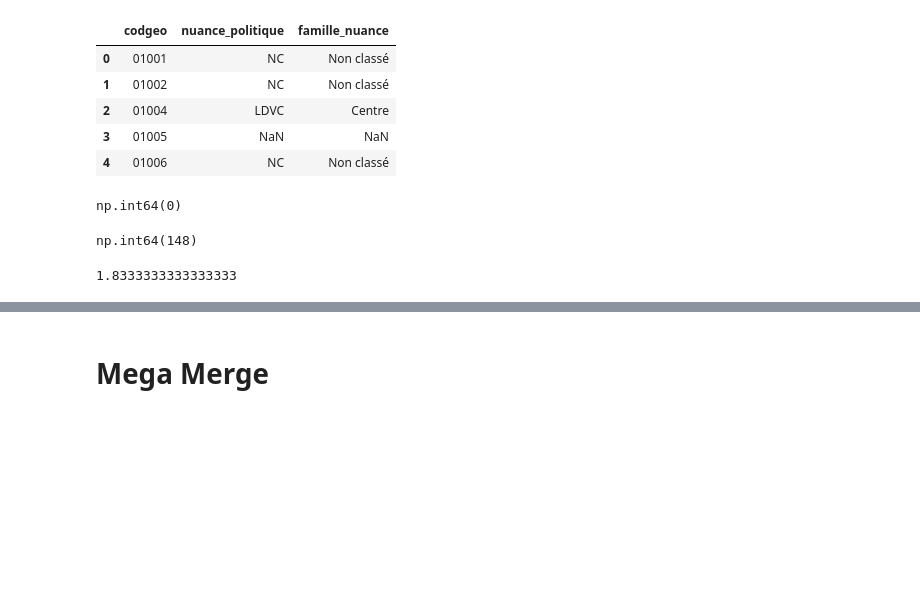
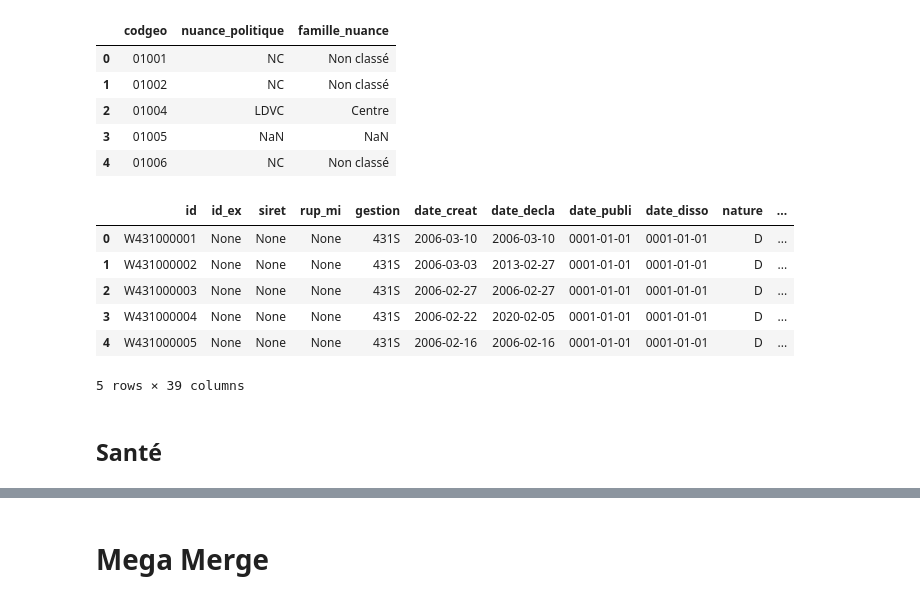
Before and after one commit to jbesan/13_odis_stream2, a Jupyter notebook: notebooks/odis_stream2_data_gathering.ipynb, the cells around one changed output, grey strips where cells are left out. Drawn from its saved outputs; the diff is of its cells as text; code cells hidden in the pictures; blank space fills up the shorter version.

```diff
--- a/notebooks/odis_stream2_data_gathering.ipynb
+++ b/notebooks/odis_stream2_data_gathering.ipynb
@@ -657,19 +739,18 @@ associations_counts = rna_df.groupby(['codgeo', 'id_waldec']).size().rename('cou
 # Actually, for scoring, we will need to sum counts for specific sets of WALDEC codes.
 # Let's keep it as a DataFrame with MultiIndex for now.
 associations_data = associations_counts.reset_index()
-# %%
-# Aix en provence pop: 147478
-# associations_data[associations_data['codgeo'] == '13001']['count'].sum()
-associations_data[(associations_data['id_waldec'].astype(str).str.startswith('020') | associations_data['id_waldec'].astype(str).str.startswith('024')) & (associations_data['codgeo'] == '13055')]['count'].sum()
-# %% [output]
-np.int64(0)
-# %%
-# Martigues pop: 48568
-# associations_data[associations_data['codgeo'] == '13056']['count'].sum()
-associations_data[(associations_data['id_waldec'].astype(str).str.startswith('020') | associations_data['id_waldec'].astype(str).str.startswith('024')) & (associations_data['codgeo'] == '33281')]['count'].sum()
-# %% [output]
-np.int64(148)
 # %%
-88/48
+## Répertoir National des Associations
+rna = pd.read_parquet('../csv/waldec.parquet')
-# %% [output]
-1.8333333333333333
+# %%
+rna.head()
+# %% [output]
+|  | id | id_ex | siret | rup_mi | gestion | date_creat | date_decla | date_publi | date_disso | nature | ... |
+| 0 | W431000001 | None | None | None | 431S | 2006-03-10 | 2006-03-10 | 0001-01-01 | 0001-01-01 | D | ... |
+| 1 | W431000002 | None | None | None | 431S | 2006-03-03 | 2013-02-27 | 0001-01-01 | 0001-01-01 | D | ... |
+| 2 | W431000003 | None | None | None | 431S | 2006-02-27 | 2006-02-27 | 0001-01-01 | 0001-01-01 | D | ... |
+| 3 | W431000004 | None | None | None | 431S | 2006-02-22 | 2020-02-05 | 0001-01-01 | 0001-01-01 | D | ... |
+| 4 | W431000005 | None | None | None | 431S | 2006-02-16 | 2006-02-16 | 0001-01-01 | 0001-01-01 | D | ... |
+5 rows × 39 columns
+# %% [markdown]
+## Santé
```
Also changed, not shown: parts of 11 cells of this notebook, 6 other files.
